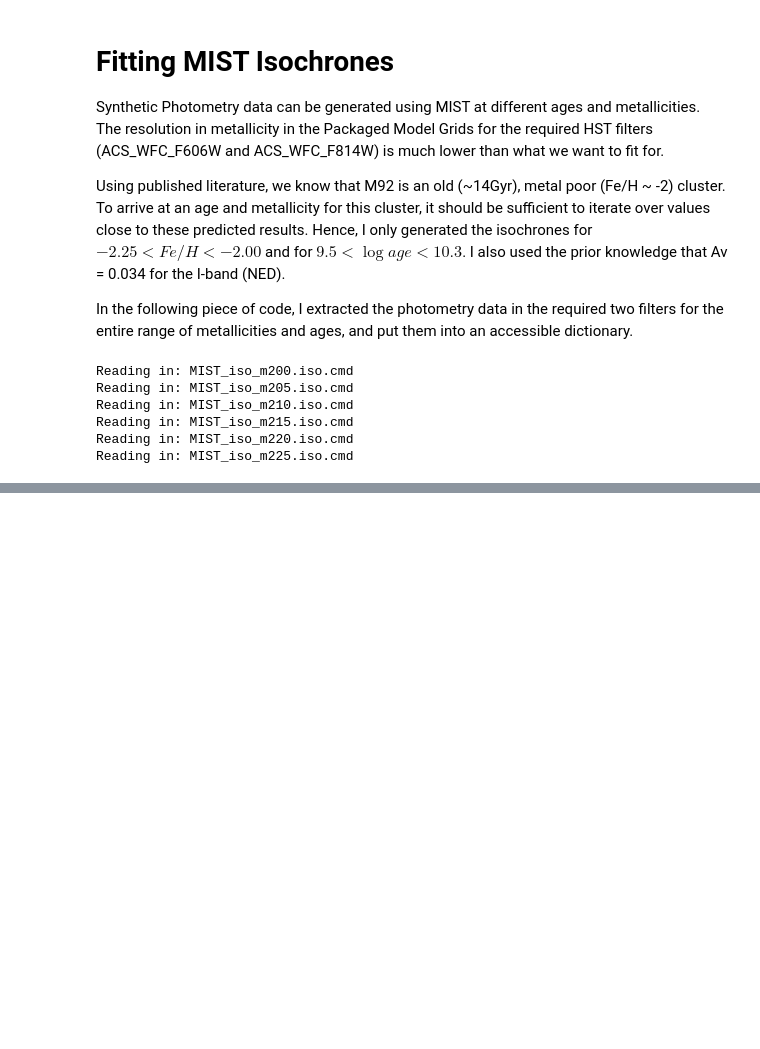
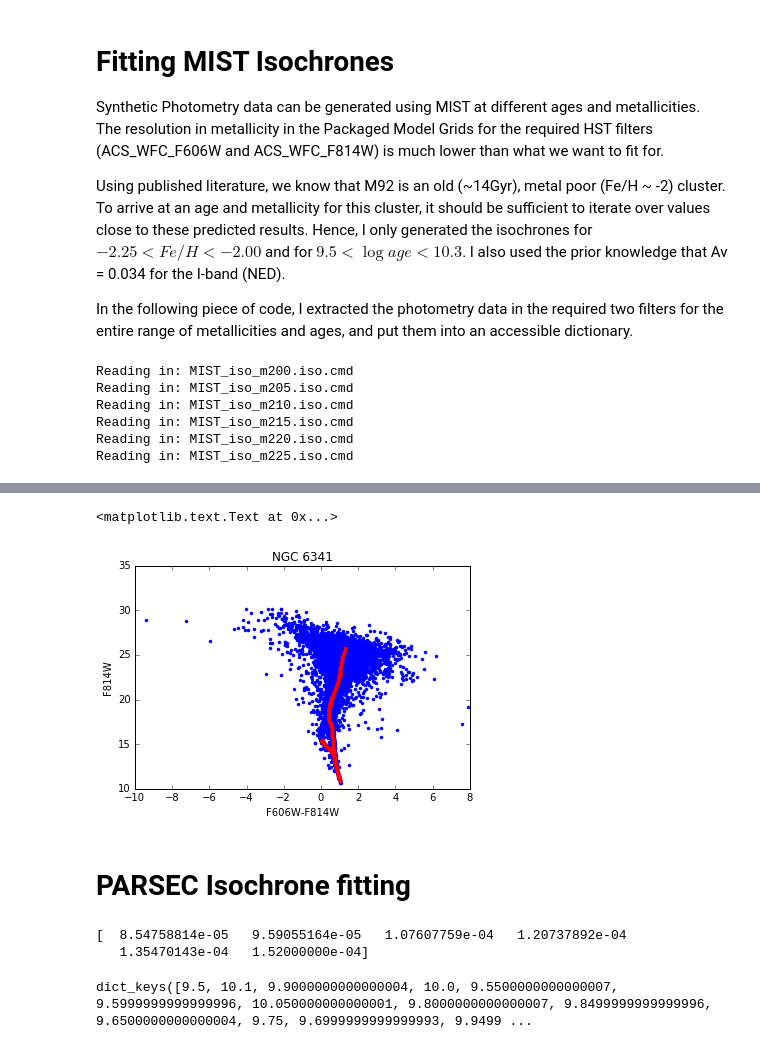
Before and after one commit to dgorthi/ay250, a Jupyter notebook: hw03/isochrone_fitting.ipynb, the cells around one changed output, grey strips where cells are left out. Cells and saved outputs as stored; diff of their text form; code cells hidden in the pictures; blank space fills up the shorter version.

```diff
--- a/hw03/isochrone_fitting.ipynb
+++ b/hw03/isochrone_fitting.ipynb
@@ -85,0 +124,21 @@ plt.contour(lsq[0],lsq[1],lsq[2])
+# %%
+f2,ax2 = plt.subplots(1,1)
+ax2.plot((data[0]-data[1]),data[1],'b.')
+m = isochrones[z_final][age_final][1] -5 + 5*np.log10(dist_final*1e3)
+ax2.plot((isochrones[z_final][age_final][0]-isochrones[z_final][age_final][1]),m,'r.')
+ax2.set_xlabel(r'F606W-F814W')
+ax2.set_ylabel(r'F814W')
+ax2.set_title('NGC 6341')
+# %% [output]
+<matplotlib.text.Text at 0x...>
+[figure, added]
+# %% [markdown]
+# PARSEC Isochrone fitting
+# %%
+fe_h = np.arange(-2.25,-1.99,0.05)
+z_sun = 0.0152
+Z = z_sun*(10**fe_h)
+print (Z)
+# %% [output]
+[  8.54758814e-05   9.59055164e-05   1.07607759e-04   1.20737892e-04
+   1.35470143e-04   1.52000000e-04]
@@ -85,0 +157,4 @@ plt.contour(lsq[0],lsq[1],lsq[2])
+# %%
+parsec_isos[2.15].keys()
+# %% [output]
+dict_keys([9.5, 10.1, 9.9000000000000004, 10.0, 9.5500000000000007, 9.5999999999999996, 10.050000000000001, 9.8000000000000007, 9.8499999999999996, 9.6500000000000004, 9.75, 9.6999999999999993, 9.9499 ...
```
Also changed, not shown: parts of 12 cells of this notebook, 1 other file.
